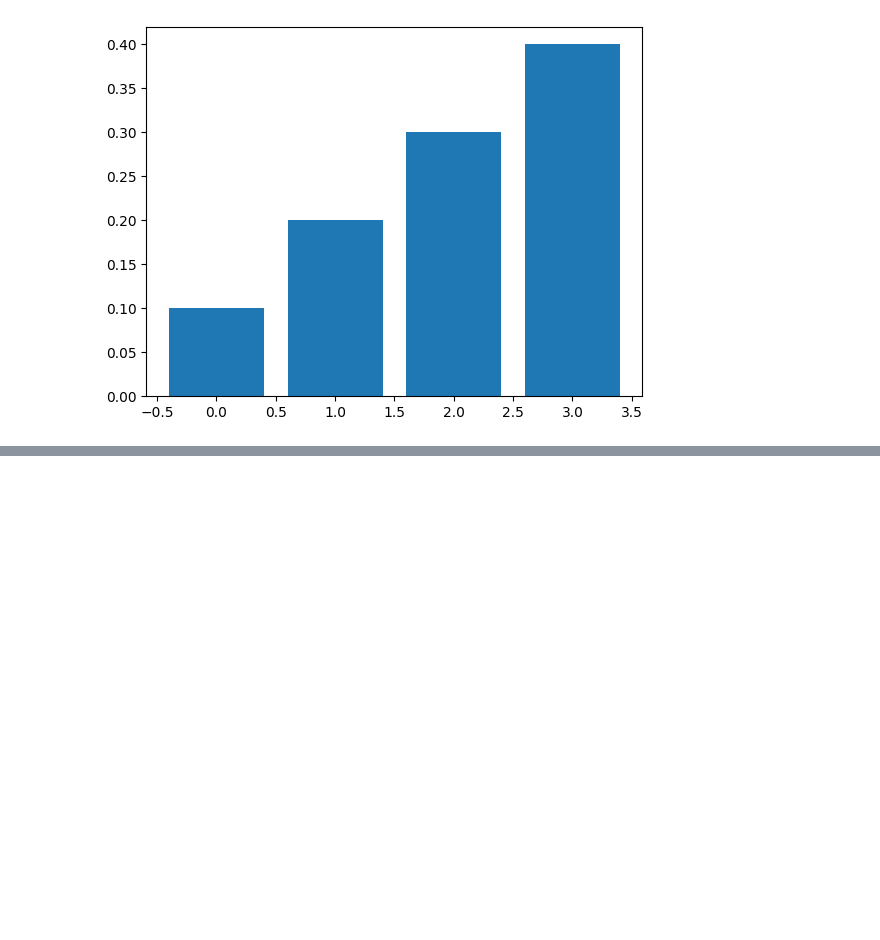
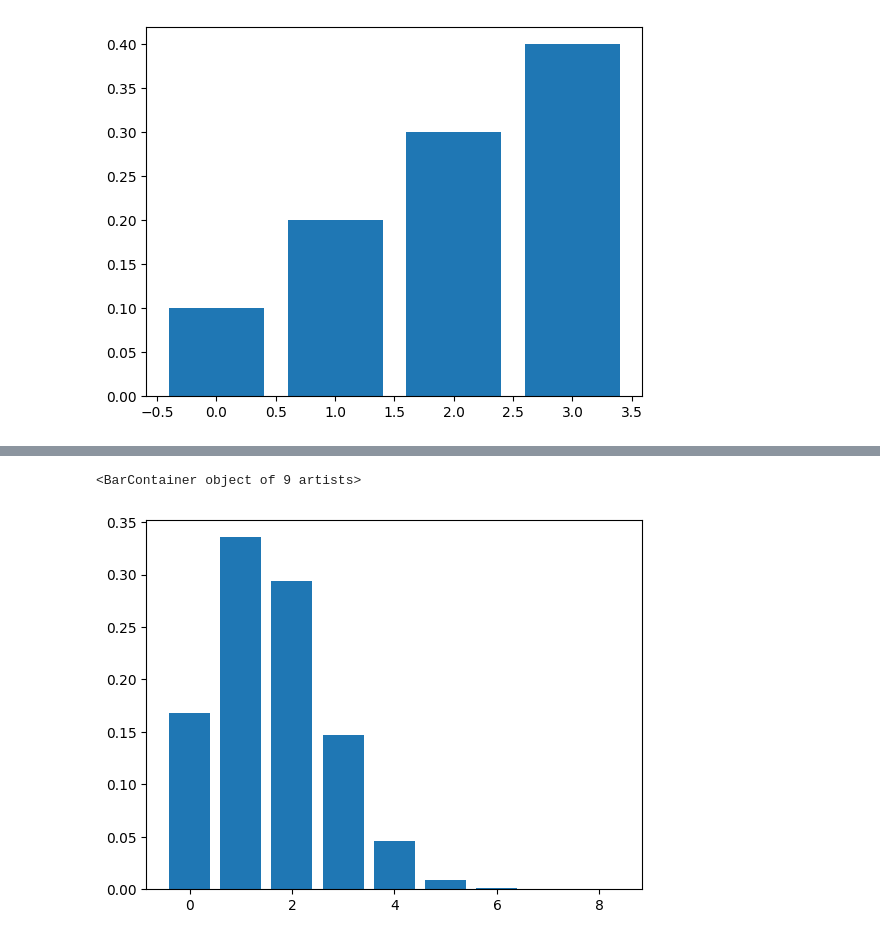
Before and after one commit to 1024xx4/bayes_machine_learning, a Jupyter notebook: probability_distribution.ipynb, the cells around one changed output, grey strips where cells are left out. Cells and saved outputs as stored; diff of their text form; code cells hidden in the pictures; blank space fills up the shorter version.

```diff
--- a/probability_distribution.ipynb
+++ b/probability_distribution.ipynb
@@ -126,0 +161,7 @@ plt.bar(range(K), cat_dist.pmf(X_tmp))
+# %%
+# 確率質量関数の描画
+ar = np.arange(0, N + 1)
+plt.bar(ar, bin_dist.pmf(ar))
+# %% [output]
+<BarContainer object of 9 artists>
+[figure, added]
```
Also changed, not shown: parts of 4 cells of this notebook.
